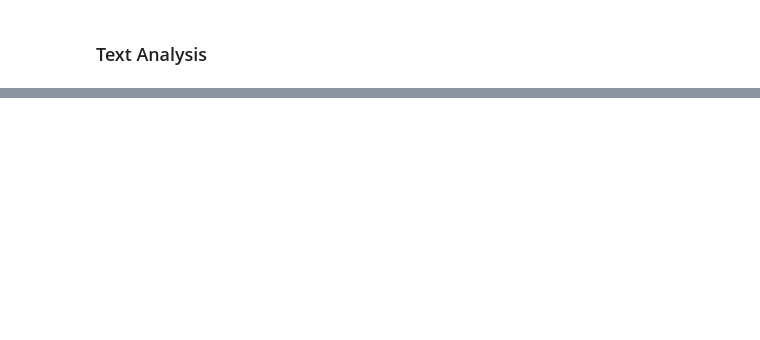
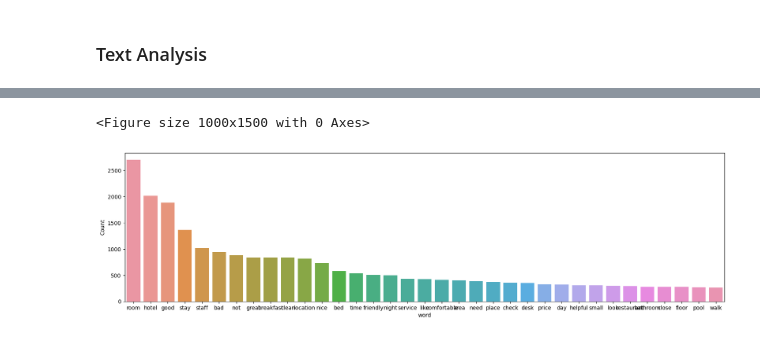
Before and after one commit to Kili66/Hotel_Review_NLP, a Jupyter notebook: Hotel_Review_Sentiment_Analysis.ipynb, the cells around one changed output, grey strips where cells are left out. Drawn from its saved outputs; the diff is of its cells as text; code cells hidden in the pictures; blank space fills up the shorter version.

```diff
--- a/Hotel_Review_Sentiment_Analysis.ipynb
+++ b/Hotel_Review_Sentiment_Analysis.ipynb
@@ -540,0 +650,23 @@ Name: reviews_text, dtype: object
+# %%
+import spacy
+nlp= spacy.load("en_core_web_lg")
+# %%
+def preprocess(text):
+    doc= nlp(text)
+
+    filtered_tokens= []
+
+    for token in doc:
+        if token.is_stop or token.is_punct:
+            continue
+        filtered_tokens.append(token.lemma_)
+    return " ".join( filtered_tokens)
+# %%
+df_all['preprocessed_text']= df_all['reviews_text'].apply(preprocess)
+# %%
+#plot the most frequent words
+plt.figure(figsize=(10, 15))
+most_frequent_terms(df_all['preprocessed_text'], 35)
+# %% [output]
+<Figure size 1000x1500 with 0 Axes>
+[figure, added]
```
Also changed, not shown: parts of 39 cells of this notebook.
